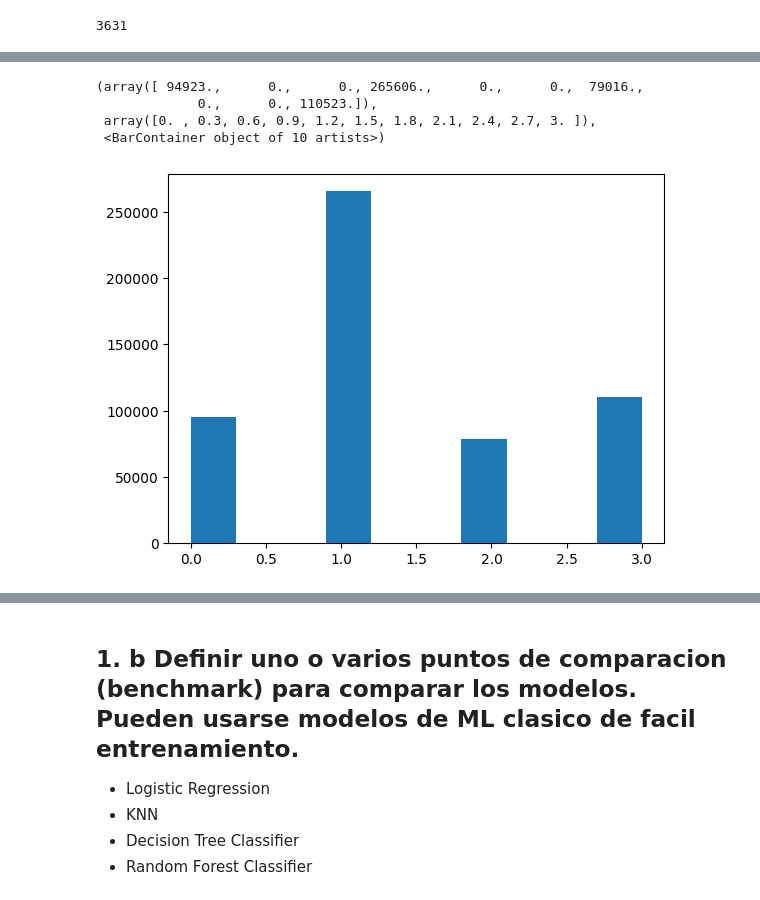
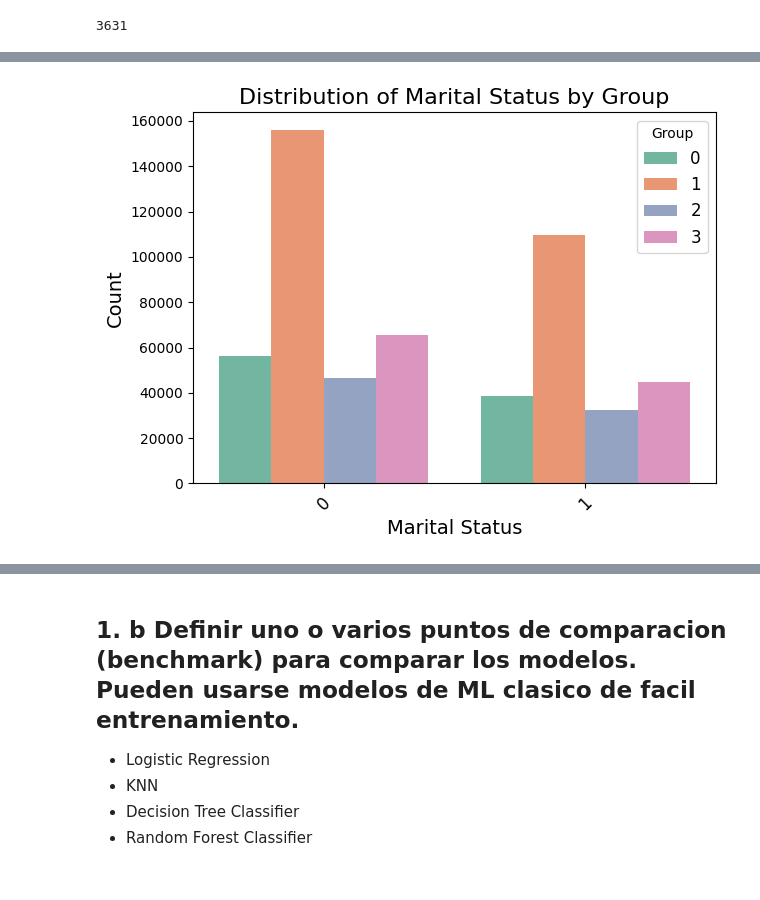
Before and after one commit to jmestanza/deep-learning, a Jupyter notebook: Mestanza-Joaquin-DL-TP Co17.ipynb, the cells around one changed output, grey strips where cells are left out. Cells and saved outputs as stored; diff of their text form; code cells hidden in the pictures.

```diff
--- a/Mestanza-Joaquin-DL-TP Co17.ipynb
+++ b/Mestanza-Joaquin-DL-TP Co17.ipynb
@@ -354,18 +333,18 @@ dataset_imputed_pc2['Product_Category_2'] = dataset_imputed_pc2['Product_Categor
-# %%
-
-# 0 (gasta menos de 5000), al grupo 1 (gasta entre 5000 y 10000), al grupo 2 (gasta entre 10000 y 15000) o al grupo 3 (gasta más de 15000).
-def purchase_group(value):
-  if value < 5000:
-    return 0
-  elif value < 10000:
-    return 1
-  elif value < 15000:
-    return 2
-  else:
-    return 3
-
-new_dataset = dataset_imputed_pc2.copy()
-new_dataset['Group'] = dataset['Purchase'].apply(purchase_group)
+# %%
+sns.countplot(data=new_dataset, x='Marital_Status', hue='Group', palette='Set2')
+
+# Add titles and labels
+plt.title("Distribution of Marital Status by Group", fontsize=16)
+plt.xlabel("Marital Status", fontsize=14)
+plt.ylabel("Count", fontsize=14)
+plt.xticks(rotation=45, fontsize=12)
+plt.legend(title="Group", fontsize=12)
+
+# Show the plot
+plt.tight_layout()
+plt.show()
+# %% [output]
+[figure, added]
 # %%
 new_dataset.head()
 # %% [output]
@@ -375,11 +354,3 @@ new_dataset.head()
 | 2 | 1000001 | P00087842 | 0 | 1 | 10 | 1 | 2 | ... |
 | 3 | 1000001 | P00085442 | 0 | 1 | 10 | 1 | 2 | ... |
 | 4 | 1000002 | P00285442 | 1 | 7 | 16 | 3 | 4 | ... |
-# %%
-plt.hist(new_dataset['Group'])
-# %% [output]
-(array([ 94923.,      0.,      0., 265606.,      0.,      0.,  79016.,
-             0.,      0., 110523.]),
- array([0. , 0.3, 0.6, 0.9, 1.2, 1.5, 1.8, 2.1, 2.4, 2.7, 3. ]),
- <BarContainer object of 10 artists>)
-[figure, removed]
```
Also changed, not shown: parts of 43 cells of this notebook.
